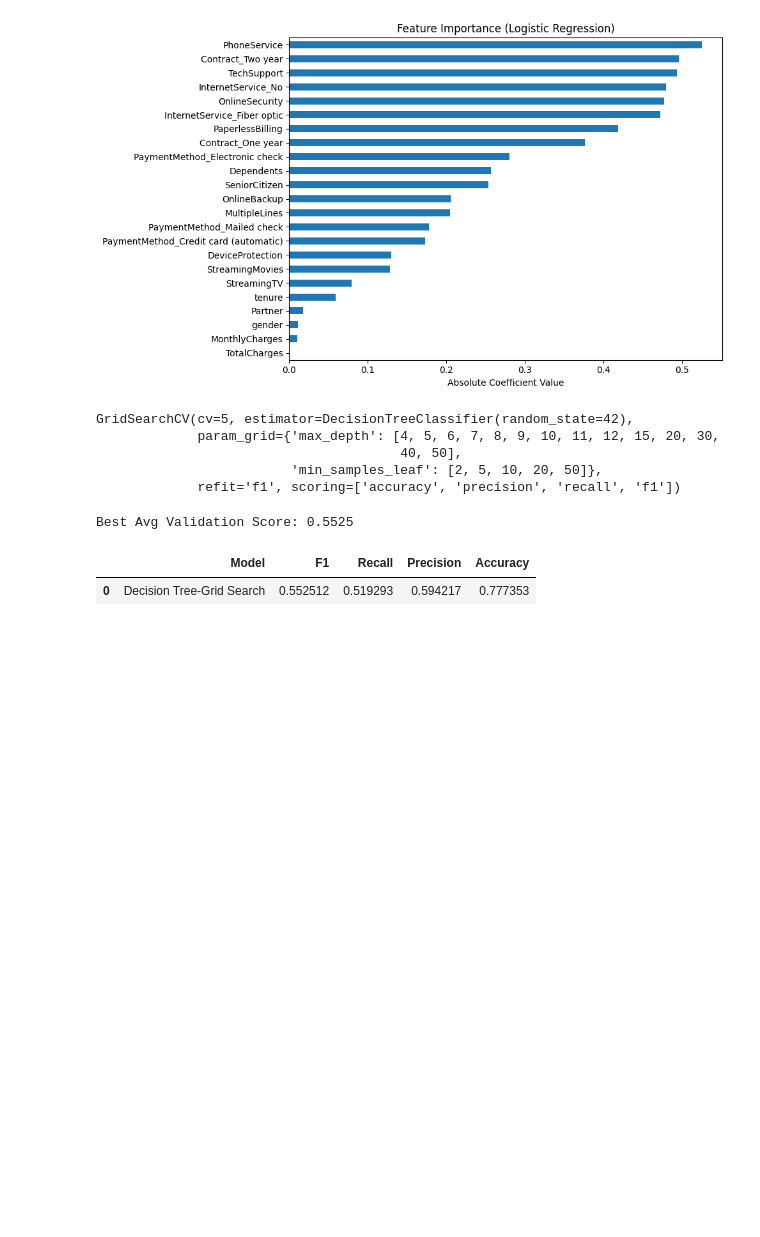
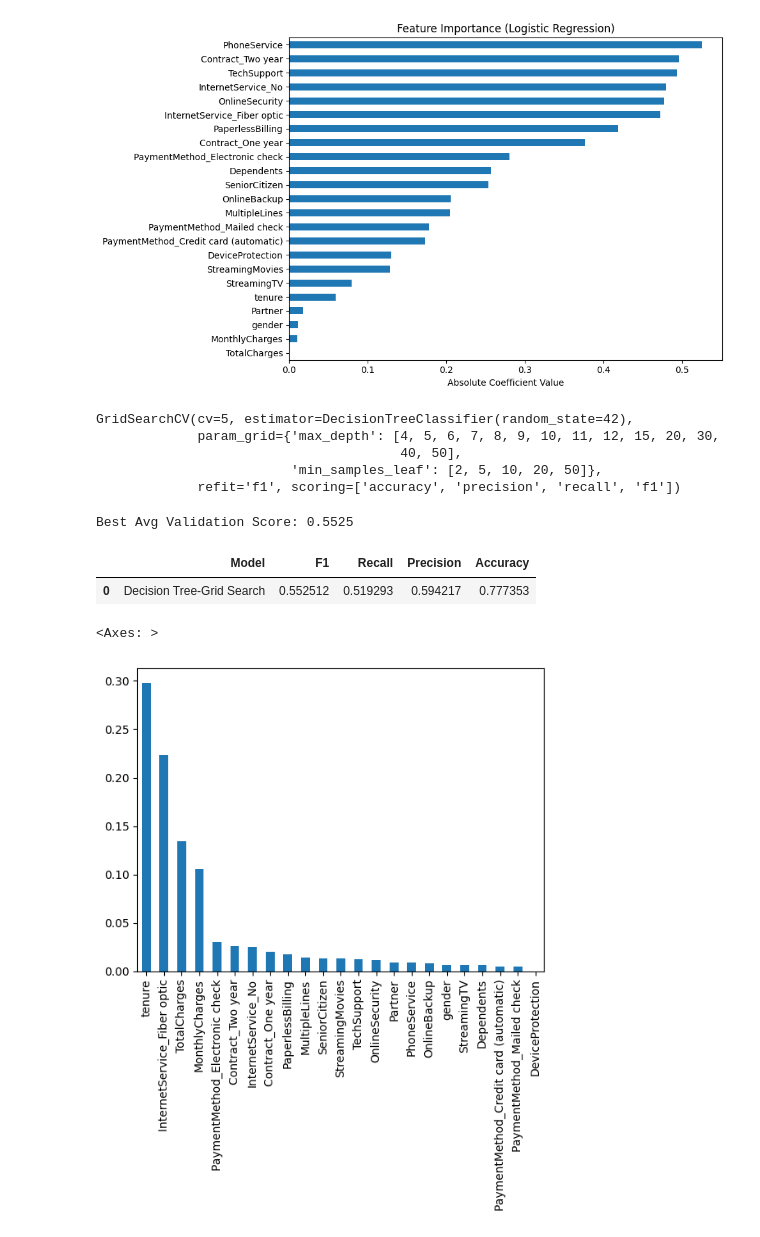
Before and after one commit to hamnaawaseem/Customer-Churn-Prediction, a Jupyter notebook: churn_notebook.ipynb, the cells around one changed output. Saved outputs shown, nothing was run; the diff lists cells and outputs as text; code cells hidden in the pictures; blank space fills up the shorter version.

Commit message:
Added feature importance using Tuned Decision Tree

```diff
--- a/churn_notebook.ipynb
+++ b/churn_notebook.ipynb
@@ -273,3 +273,12 @@ evaluationtable
 Best Avg Validation Score: 0.5525
 |  | Model | F1 | Recall | Precision | Accuracy |
 | 0 | Decision Tree-Grid Search | 0.552512 | 0.519293 | 0.594217 | 0.777353 |
+# %%
+# Checking the feature importance
+feature = clf.best_estimator_.feature_importances_
+importance = pd.Series(feature, index=X.columns).sort_values(ascending=False)
+fig, ax = plt.subplots()
+importance.plot.bar(ax = ax)
+# %% [output]
+<Axes: >
+[figure, added]
```
